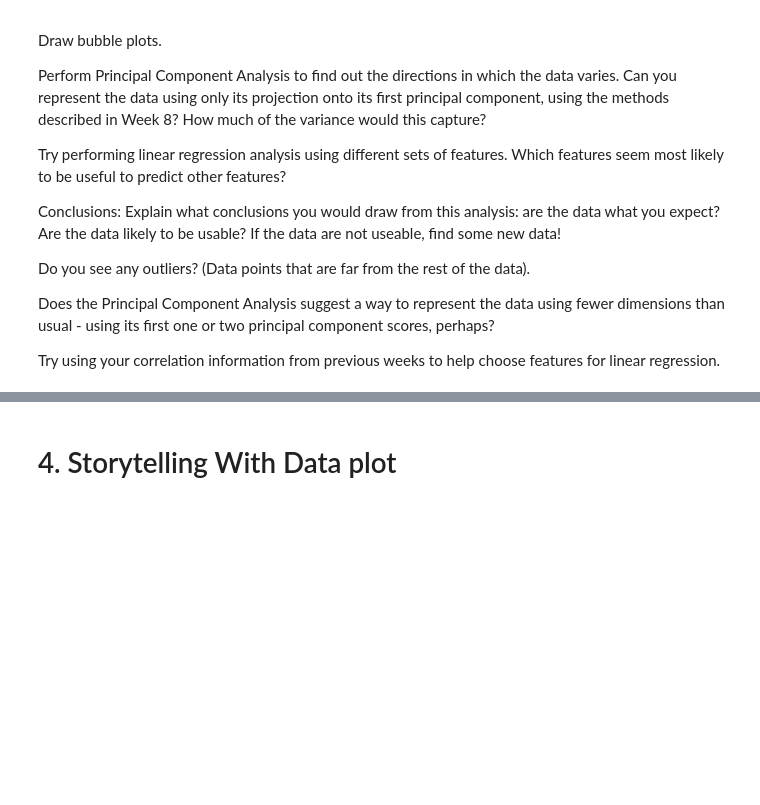
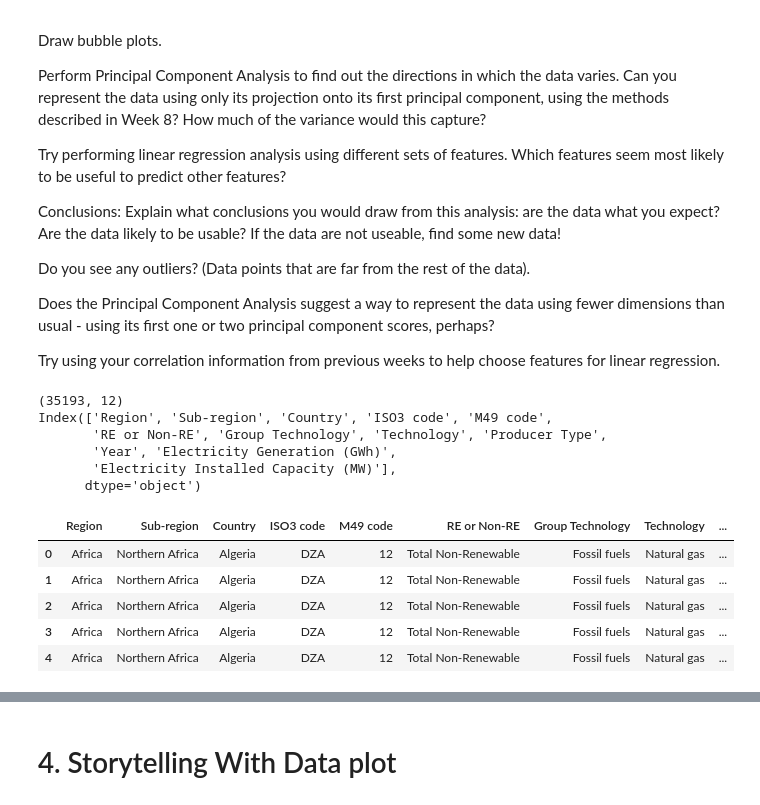
Before and after one commit to bu-sohan/AI-for-Leaders-Spring-2025, a Jupyter notebook: Week9.ipynb, the cells around one changed output, grey strips where cells are left out. Drawn from its saved outputs; the diff is of its cells as text; code cells hidden in the pictures; blank space fills up the shorter version.

```diff
--- a/Week9.ipynb
+++ b/Week9.ipynb
@@ -69,3 +69,26 @@ Do you see any outliers? (Data points that are far from the rest of the data).
 Does the Principal Component Analysis suggest a way to represent the data using fewer dimensions than usual - using its first one or two principal component scores, perhaps?
 
 Try using your correlation information from previous weeks to help choose features for linear regression.
+# %%
+import pandas as pd
+
+# Load the dataset
+df = pd.read_csv("IRENA_RenewableEnergy_Statistics_2000-2022.csv", encoding = 'latin -1')
+
+# Peek at the data
+print(df.shape)
+print(df.columns)
+df.head()
+# %% [output]
+(35193, 12)
+Index(['Region', 'Sub-region', 'Country', 'ISO3 code', 'M49 code',
+       'RE or Non-RE', 'Group Technology', 'Technology', 'Producer Type',
+       'Year', 'Electricity Generation (GWh)',
+       'Electricity Installed Capacity (MW)'],
+      dtype='object')
+|  | Region | Sub-region | Country | ISO3 code | M49 code | RE or Non-RE | Group Technology | Technology | ... |
+| 0 | Africa | Northern Africa | Algeria | DZA | 12 | Total Non-Renewable | Fossil fuels | Natural gas | ... |
+| 1 | Africa | Northern Africa | Algeria | DZA | 12 | Total Non-Renewable | Fossil fuels | Natural gas | ... |
+| 2 | Africa | Northern Africa | Algeria | DZA | 12 | Total Non-Renewable | Fossil fuels | Natural gas | ... |
+| 3 | Africa | Northern Africa | Algeria | DZA | 12 | Total Non-Renewable | Fossil fuels | Natural gas | ... |
+| 4 | Africa | Northern Africa | Algeria | DZA | 12 | Total Non-Renewable | Fossil fuels | Natural gas | ... |
```
Also changed, not shown: parts of 5 cells of this notebook.
